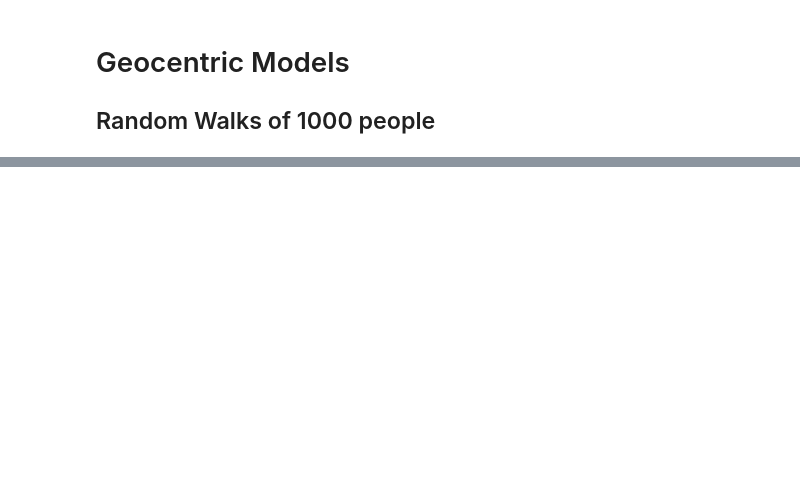
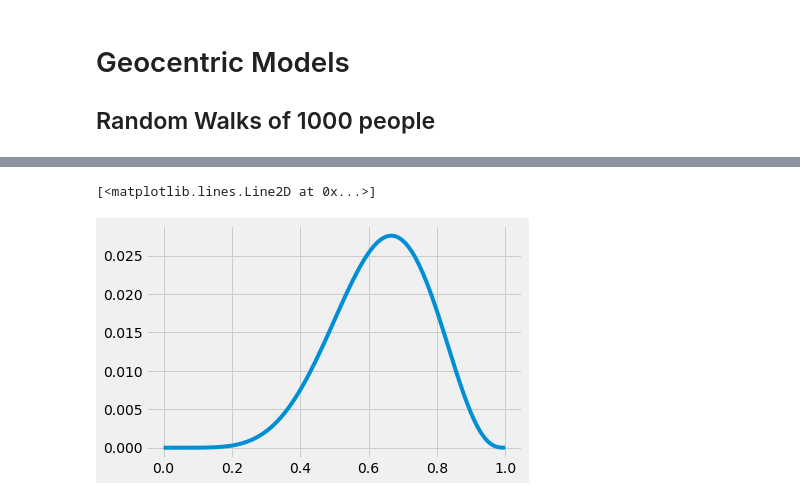
Before and after one commit to JunDamin/NotebooksForDataScience, a Jupyter notebook: docs/python/StatisticalRethinking_ch03.ipynb, the cells around one changed output, grey strips where cells are left out. Cells and saved outputs as stored; diff of their text form; code cells hidden in the pictures; blank space fills up the shorter version.

```diff
--- a/docs/python/StatisticalRethinking_ch03.ipynb
+++ b/docs/python/StatisticalRethinking_ch03.ipynb
@@ -58,0 +59,12 @@ plt.show()
+# %%
+# comparing calculations in earlier chapters
+
+w, n = 6, 9
+p_grid = np.linspace(0, 1, num=100)
+posterior = binom(n, p_grid).pmf(w) * uniform(0, 1).pdf(p_grid)
+posterior = posterior/sum(posterior)
+# %%
+plt.plot(p_grid, posterior)
+# %% [output]
+[<matplotlib.lines.Line2D at 0x...>]
+[figure, added]
```
Also changed, not shown: parts of 3 cells of this notebook, 1 other file.
